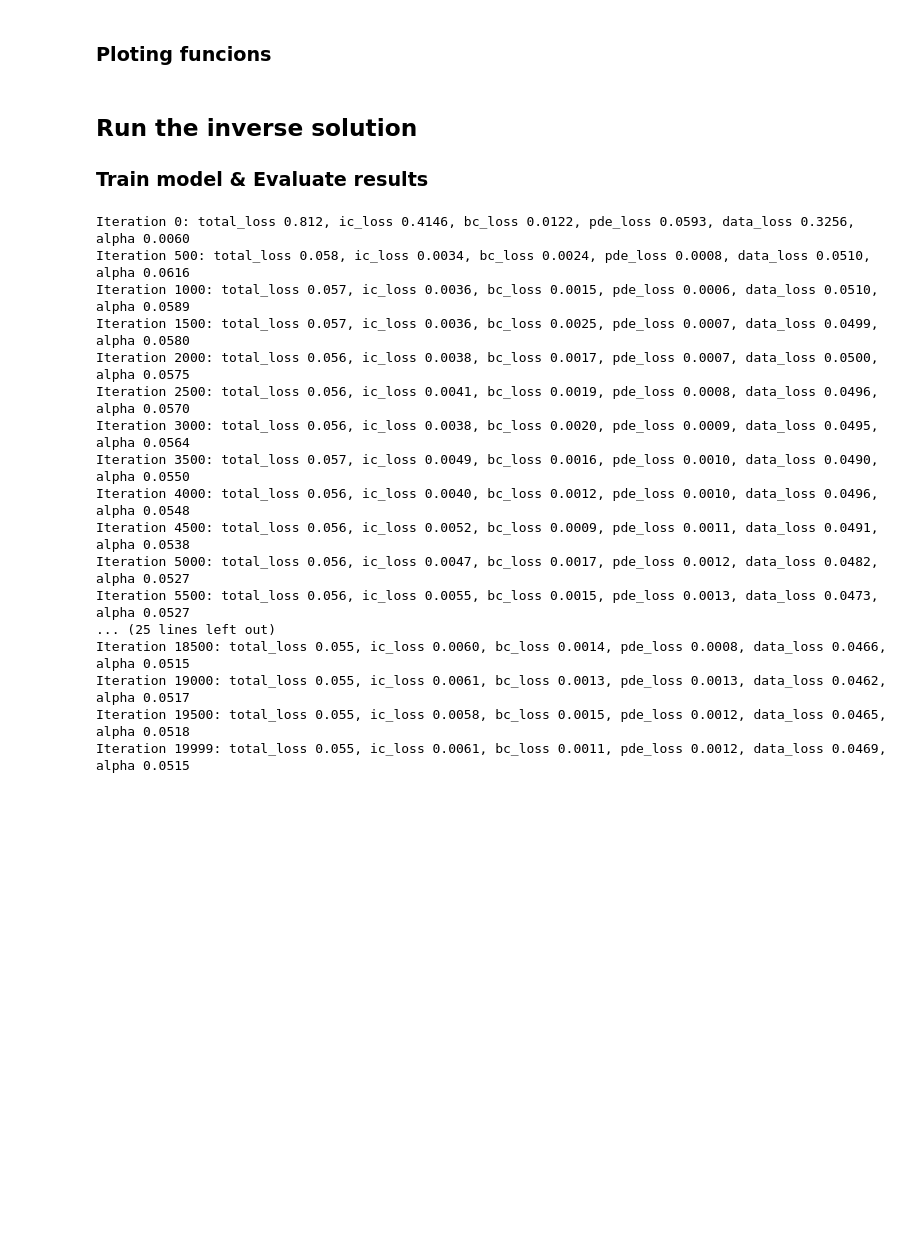
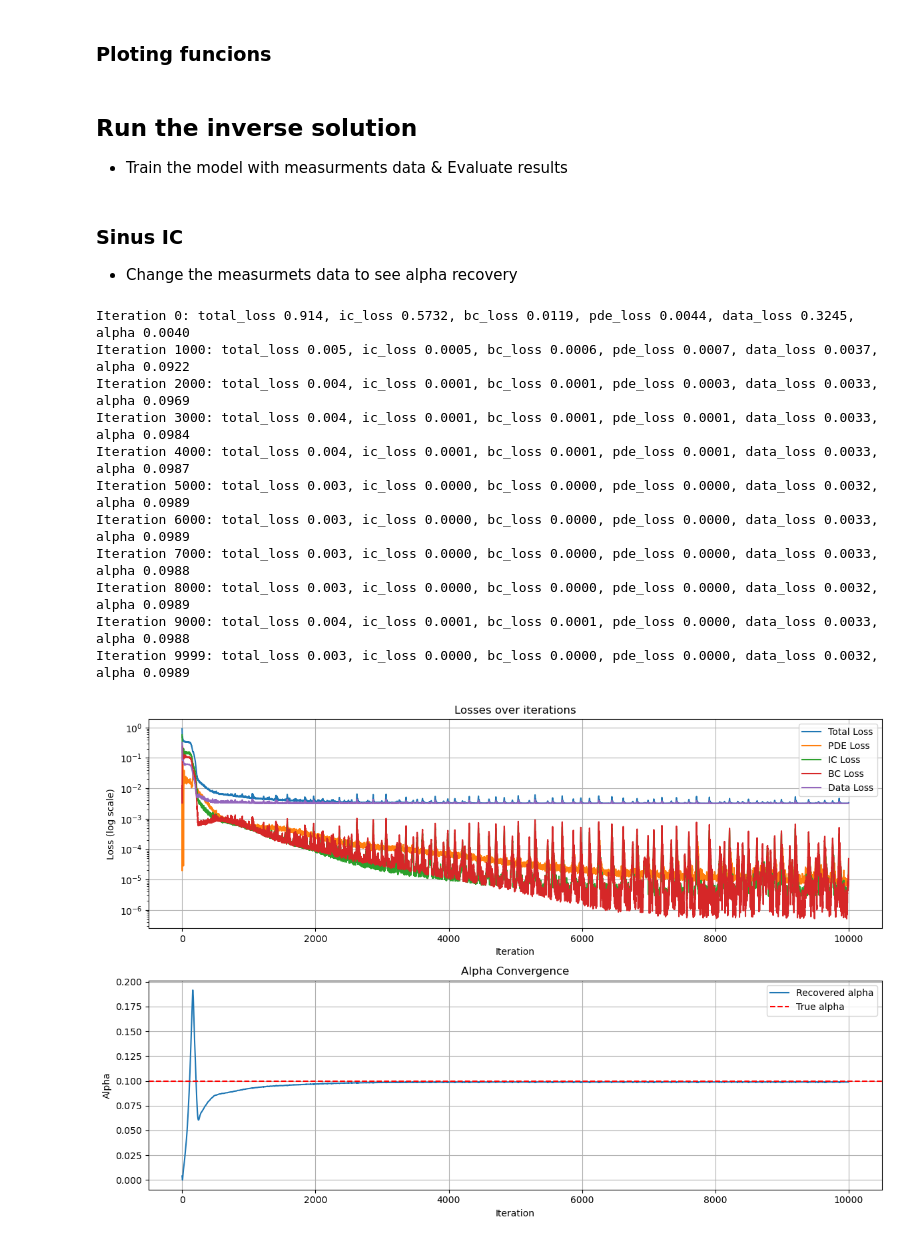
Before and after one commit to imriaharoni/PINN_Workshop, a Jupyter notebook: PINN_Inverse_1D_Heat_Eq.ipynb, the cells around one changed output. Saved outputs shown, nothing was run; the diff lists cells and outputs as text; code cells hidden in the pictures; blank space fills up the shorter version.

Commit message:
with DeepXDE inverse 1D difution demo

```diff
--- a/PINN_Inverse_1D_Heat_Eq.ipynb
+++ b/PINN_Inverse_1D_Heat_Eq.ipynb
@@ -222,9 +222,10 @@ def pde_residual(x, t, model):
 # %% [markdown]
 ## Define PINN training loop
 # %%
-def train_inverse_PINN(model, num_iterations, num_points,
+def train_inverse_PINN(model, num_iterations,
                       measurement_data: pd.DataFrame,
                       initial_condition = i_c_sin,
+                      num_points= 1000,
                       loss_weights={'ic': 1, 'bc': 1, 'pde': 1, 'data': 1},
                       print_every=100):
     """
@@ -277,7 +278,7 @@ def train_inverse_PINN(model, num_iterations, num_points,
 
 
         # Calculate total loss with weights
-        total_loss = (pde_loss * w_pde) + (ic_loss * w_ic) + (bc_loss * w_bc) + (data_loss * w_data)
+        total_loss = pde_loss + ic_loss + bc_loss + data_loss
 
         # Backpropagation and optimization
         total_loss.backward()
@@ -290,7 +291,8 @@ def train_inverse_PINN(model, num_iterations, num_points,
         ic_losses.append(ic_loss.item())
         data_losses.append(data_loss.item())
         total_losses.append(total_loss.item())
-        alpha_values.append(model.get_alpha())
+        alpha_val= model.get_alpha()
+        alpha_values.append(alpha_val)
 
         # Print progress
         if iteration % print_every == 0 or iteration == num_iterations - 1:
@@ -300,7 +302,7 @@ def train_inverse_PINN(model, num_iterations, num_points,
                   f"bc_loss {bc_loss.item():.4f}, "
                   f"pde_loss {pde_loss.item():.4f}, "
                   f"data_loss {data_loss.item():.4f}, "
-                  f"alpha {model.get_alpha():.4f}")
+                  f"alpha {alpha_val:.4f}")
 
 
     # Create a DataFrame with all the losses
@@ -317,7 +319,7 @@ def train_inverse_PINN(model, num_iterations, num_points,
 # %% [markdown]
 ### Ploting funcions
 # %%
-def plot_losses_with_alpha(losses_df, log_scale=False):
+def plot_losses_with_alpha(losses_df, alpha_true, log_scale=False):
     """
     Plot training losses and alpha convergence
     """
@@ -389,53 +391,43 @@ def plot_PINN_results(model, num_time_steps=10, measurments_data = None):
     plt.show()
 # %% [markdown]
 ## Run the inverse solution
-### Train model & Evaluate results
+- Train the model with measurments data & Evaluate results
+# %% [markdown]
+### Sinus IC
+- Change the measurmets data to see alpha recovery
 # %%
-# Define system parameters
-L     = 1           # domain length [m]
-T_max = 1           # max time [s]
-U_max = 1           # max temperature [°C]
-system_params = {'L': L, 'T_max': T_max, 'U_max': U_max}
-num_domain_points = 1000
-num_boundary_points = 100
+# Upload measurments data
+measurments_file = 'sample_results_sinus_1000_alpha_0.1.csv'
+measurments_data = pd.read_csv('Data_sets/' + measurments_file)
+true_alpha = 0.1
 
 # For the inverse problem, we'll start with a guess that's different from the true value
 alpha_guess = 0.005  # initial guess for non-dimensional alpha (50% of true value)
-
-# Upload measurments data
-file_path = 'Data_sets/sample_data_blockIC_1000_alpha_0.02.csv'
-measurments_data = pd.read_csv(file_path)
-true_alpha = 0.02
-
 
 # Initialize the PINN model with our guess for alpha
 model_inverse = PINN_Inverse(alpha_guess)
 
 # Train the inverse PINN
-loss_weights = {'ic': 1, 'bc': 1, 'pde': 1, 'data': 1}
-losses = train_inverse_PINN(
+losses = train_inverse_PINN (
     model_inverse,
-    num_iterations=20000,
-    num_points=1000,
+    num_iterations=10000,
+    initial_condition = i_c_sin,
     measurement_data = measurments_data,
-    loss_weights=loss_weights,
-    print_every=500
-)
+    loss_weights={'ic': 1, 'bc': 1, 'pde': 1, 'data': 1},
+    print_every=1000 )
+
+plot_losses_with_alpha(losses, alpha_true = true_alpha, log_scale=True)
+plot_PINN_results (model_inverse, num_time_steps=30)
 # %% [output]
-Iteration 0: total_loss 0.812, ic_loss 0.4146, bc_loss 0.0122, pde_loss 0.0593, data_loss 0.3256, alpha 0.0060
-Iteration 500: total_loss 0.058, ic_loss 0.0034, bc_loss 0.0024, pde_loss 0.0008, data_loss 0.0510, alpha 0.0616
-Iteration 1000: total_loss 0.057, ic_loss 0.0036, bc_loss 0.0015, pde_loss 0.0006, data_loss 0.0510, alpha 0.0589
-Iteration 1500: total_loss 0.057, ic_loss 0.0036, bc_loss 0.0025, pde_loss 0.0007, data_loss 0.0499, alpha 0.0580
-Iteration 2000: total_loss 0.056, ic_loss 0.0038, bc_loss 0.0017, pde_loss 0.0007, data_loss 0.0500, alpha 0.0575
-Iteration 2500: total_loss 0.056, ic_loss 0.0041, bc_loss 0.0019, pde_loss 0.0008, data_loss 0.0496, alpha 0.0570
-Iteration 3000: total_loss 0.056, ic_loss 0.0038, bc_loss 0.0020, pde_loss 0.0009, data_loss 0.0495, alpha 0.0564
-Iteration 3500: total_loss 0.057, ic_loss 0.0049, bc_loss 0.0016, pde_loss 0.0010, data_loss 0.0490, alpha 0.0550
-Iteration 4000: total_loss 0.056, ic_loss 0.0040, bc_loss 0.0012, pde_loss 0.0010, data_loss 0.0496, alpha 0.0548
-Iteration 4500: total_loss 0.056, ic_loss 0.0052, bc_loss 0.0009, pde_loss 0.0011, data_loss 0.0491, alpha 0.0538
-Iteration 5000: total_loss 0.056, ic_loss 0.0047, bc_loss 0.0017, pde_loss 0.0012, data_loss 0.0482, alpha 0.0527
-Iteration 5500: total_loss 0.056, ic_loss 0.0055, bc_loss 0.0015, pde_loss 0.0013, data_loss 0.0473, alpha 0.0527
-... (25 lines left out)
-Iteration 18500: total_loss 0.055, ic_loss 0.0060, bc_loss 0.0014, pde_loss 0.0008, data_loss 0.0466, alpha 0.0515
-Iteration 19000: total_loss 0.055, ic_loss 0.0061, bc_loss 0.0013, pde_loss 0.0013, data_loss 0.0462, alpha 0.0517
-Iteration 19500: total_loss 0.055, ic_loss 0.0058, bc_loss 0.0015, pde_loss 0.0012, data_loss 0.0465, alpha 0.0518
-Iteration 19999: total_loss 0.055, ic_loss 0.0061, bc_loss 0.0011, pde_loss 0.0012, data_loss 0.0469, alpha 0.0515
+Iteration 0: total_loss 0.914, ic_loss 0.5732, bc_loss 0.0119, pde_loss 0.0044, data_loss 0.3245, alpha 0.0040
+Iteration 1000: total_loss 0.005, ic_loss 0.0005, bc_loss 0.0006, pde_loss 0.0007, data_loss 0.0037, alpha 0.0922
+Iteration 2000: total_loss 0.004, ic_loss 0.0001, bc_loss 0.0001, pde_loss 0.0003, data_loss 0.0033, alpha 0.0969
+Iteration 3000: total_loss 0.004, ic_loss 0.0001, bc_loss 0.0001, pde_loss 0.0001, data_loss 0.0033, alpha 0.0984
+Iteration 4000: total_loss 0.004, ic_loss 0.0001, bc_loss 0.0001, pde_loss 0.0001, data_loss 0.0033, alpha 0.0987
+Iteration 5000: total_loss 0.003, ic_loss 0.0000, bc_loss 0.0000, pde_loss 0.0000, data_loss 0.0032, alpha 0.0989
+Iteration 6000: total_loss 0.003, ic_loss 0.0000, bc_loss 0.0000, pde_loss 0.0000, data_loss 0.0033, alpha 0.0989
+Iteration 7000: total_loss 0.003, ic_loss 0.0000, bc_loss 0.0000, pde_loss 0.0000, data_loss 0.0033, alpha 0.0988
+Iteration 8000: total_loss 0.003, ic_loss 0.0000, bc_loss 0.0000, pde_loss 0.0000, data_loss 0.0032, alpha 0.0989
+Iteration 9000: total_loss 0.004, ic_loss 0.0001, bc_loss 0.0001, pde_loss 0.0000, data_loss 0.0033, alpha 0.0988
+Iteration 9999: total_loss 0.003, ic_loss 0.0000, bc_loss 0.0000, pde_loss 0.0000, data_loss 0.0032, alpha 0.0989
+[figure, added]
```
Also changed, not shown: parts of 9 cells of this notebook, 6 other files.
